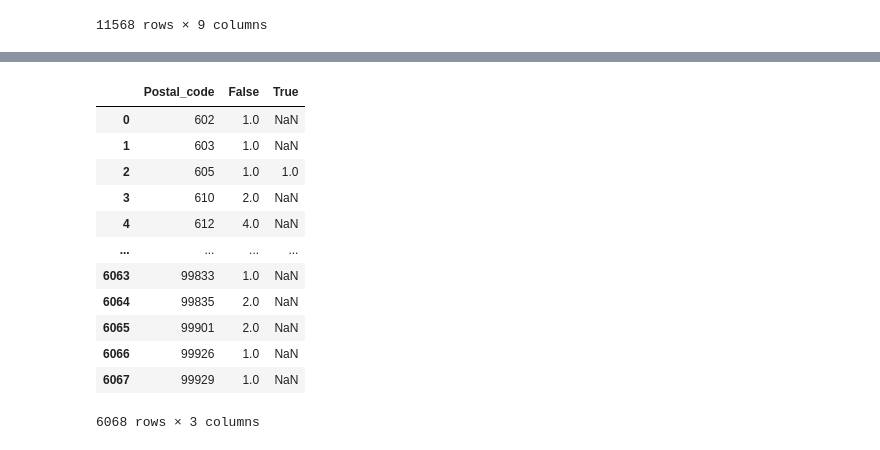
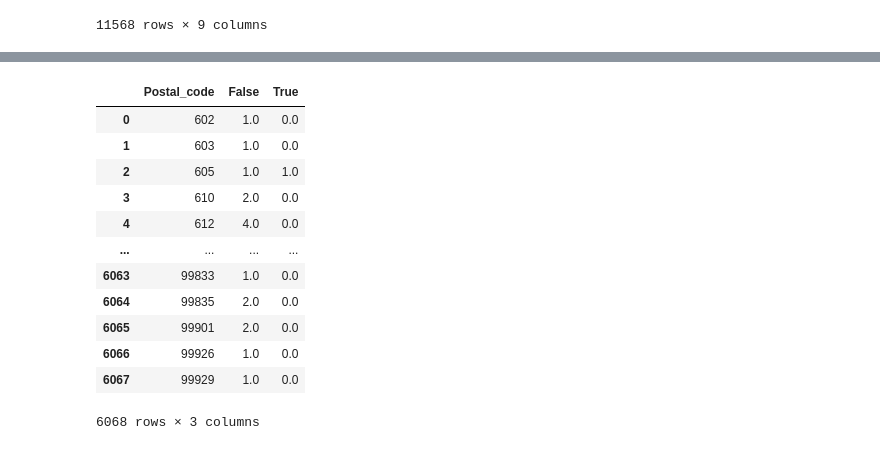
Before and after one commit to GeoDaCenter/opioid-policy-scan, a Jupyter notebook: MOUD_scraping/data_summary.ipynb, the cells around one changed output, grey strips where cells are left out. Saved outputs shown, nothing was run; the diff lists cells and outputs as text; code cells hidden in the pictures.

```diff
--- a/MOUD_scraping/data_summary.ipynb
+++ b/MOUD_scraping/data_summary.ipynb
@@ -1,5 +1,28 @@
 # %%
 import pandas as pd
+# %%
+def find_key(row, key):
+    '''
+    Find specific key in row['Keys'] for each row of a pandas table
+    '''
+    if key in row['Keys'].split():
+        return True
+    return False
+# %%
+def count_zipcode_level(df, keyword):
+    '''
+    Count number of facilities with a certain key at zipcode level
+    '''
+    df[keyword] = df.apply(lambda row: find_key(row, keyword), axis=1)
+    df_key = df.groupby(['Postal_code', keyword]).size().to_frame().reset_index()
+    #rename count
+    df_key.rename(columns={0:'Count'}, inplace=True)
+    #pivot table
+    df_key = df_key.pivot_table('Count', ['Postal_code'], keyword).reset_index()
+    #delete index name
+    df_key.columns.name = None
+    df_key.fillna(0, inplace=True)
+    return df_key
 # %% [markdown]
 ### 2003 data
 - Methadone:
@@ -32,2 +49,0 @@ def find_key(row, key):
-# %%
-df2003['Methadone_maintenance'] = df2003.apply(lambda row: find_key(row, 'MM'), axis=1)
@@ -50,24 +50,16 @@ df2003
-# %%
-#count number for each postal code
-df2003_Methadone = df2003.groupby(['Postal_code', 'Methadone_maintenance']).size().to_frame().reset_index()
-#rename count
-df2003_Methadone.rename(columns={0:'Count'}, inplace=True)
-#pivot table
-df2003_Methadone = df2003_Methadone.pivot_table('Count', ['Postal_code'], 'Methadone_maintenance').reset_index()
-#delete index name
-df2003_Methadone.columns.name = None
-df2003_Methadone
-# %% [output]
-|  | Postal_code | False | True |
-| 0 | 602 | 1.0 | NaN |
-| 1 | 603 | 1.0 | NaN |
-| 2 | 605 | 1.0 | 1.0 |
-| 3 | 610 | 2.0 | NaN |
-| 4 | 612 | 4.0 | NaN |
-| ... | ... | ... | ... |
-| 6063 | 99833 | 1.0 | NaN |
-| 6064 | 99835 | 2.0 | NaN |
-| 6065 | 99901 | 2.0 | NaN |
-| 6066 | 99926 | 1.0 | NaN |
-| 6067 | 99929 | 1.0 | NaN |
-6068 rows × 3 columns
+# %%
+count_zipcode_level(df2003, 'MM')
+# %% [output]
+|  | Postal_code | False | True |
+| 0 | 602 | 1.0 | 0.0 |
+| 1 | 603 | 1.0 | 0.0 |
+| 2 | 605 | 1.0 | 1.0 |
+| 3 | 610 | 2.0 | 0.0 |
+| 4 | 612 | 4.0 | 0.0 |
+| ... | ... | ... | ... |
+| 6063 | 99833 | 1.0 | 0.0 |
+| 6064 | 99835 | 2.0 | 0.0 |
+| 6065 | 99901 | 2.0 | 0.0 |
+| 6066 | 99926 | 1.0 | 0.0 |
+| 6067 | 99929 | 1.0 | 0.0 |
+6068 rows × 3 columns
```
Also changed, not shown: parts of 18 cells of this notebook.
